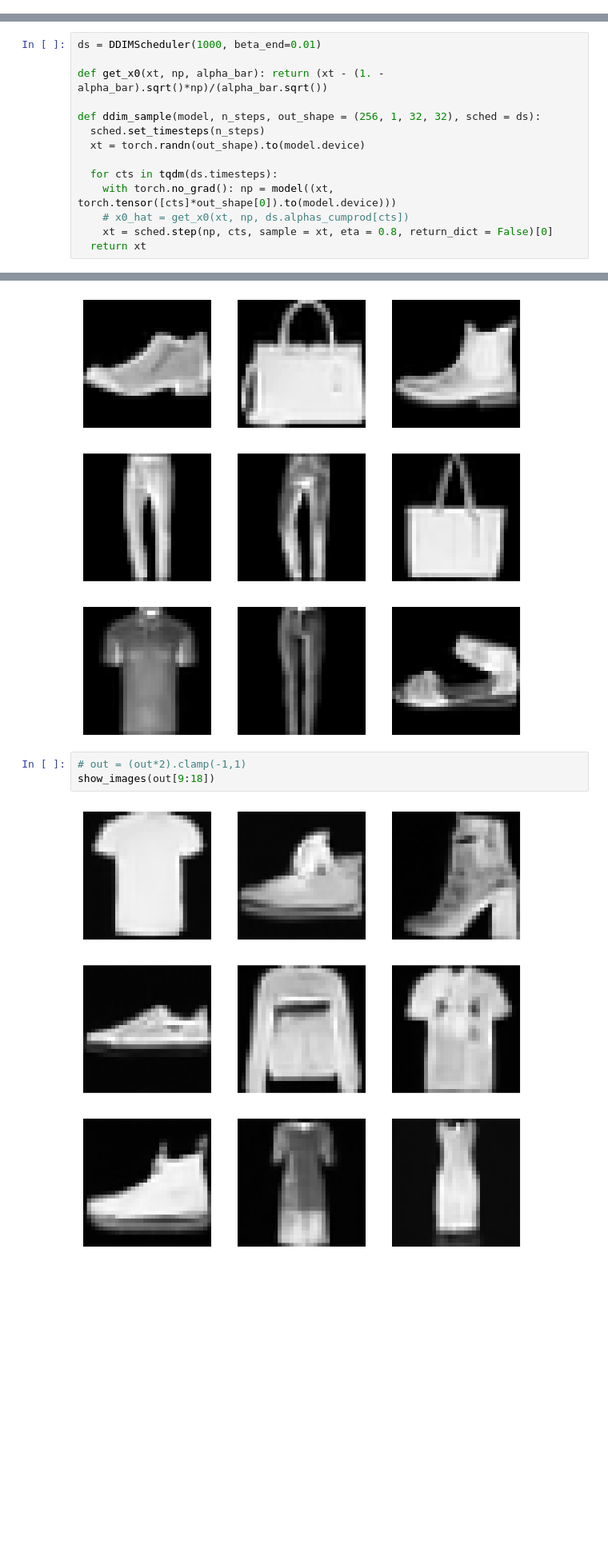
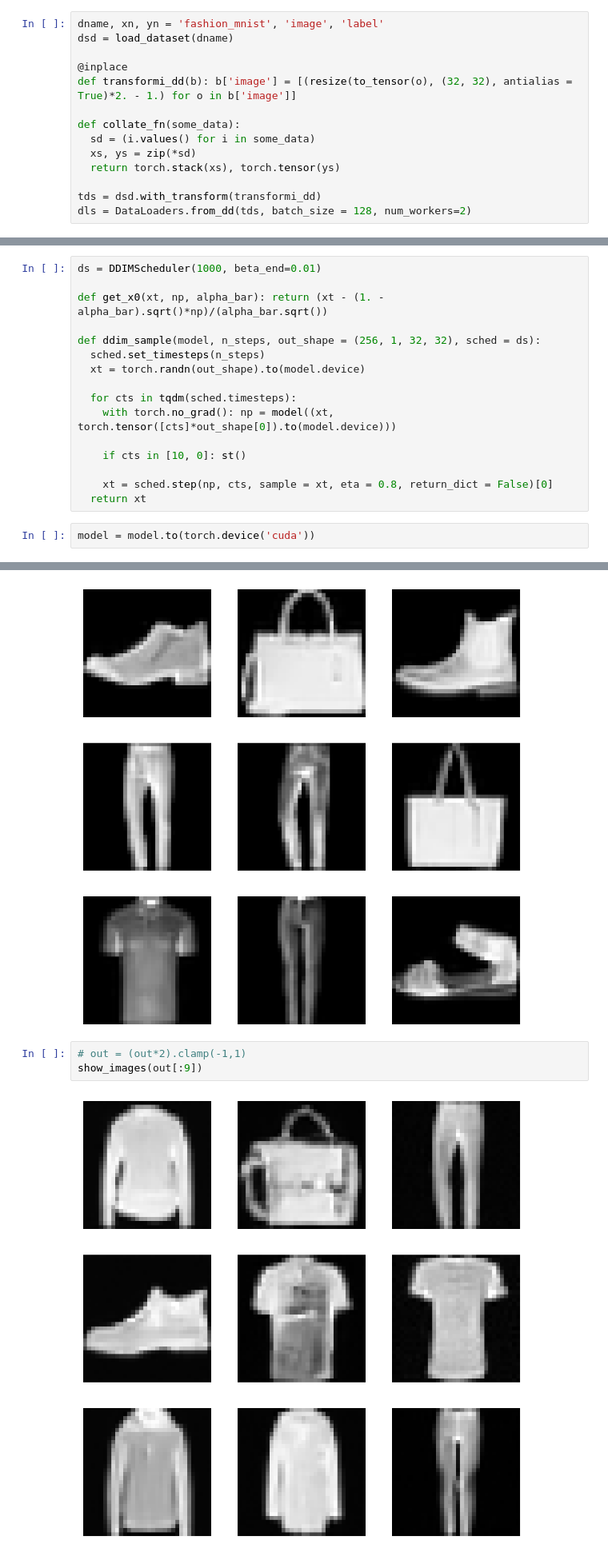
Before and after one commit to pranay8297/fastaip2, a Jupyter notebook: DDPM_v2.ipynb, the cells around one changed output, grey strips where cells are left out. Shown at 80% size. Saved outputs shown, nothing was run; the diff lists cells and outputs as text; blank space fills up the shorter version.

```diff
--- a/DDPM_v2.ipynb
+++ b/DDPM_v2.ipynb
@@ -849,0 +897,14 @@ nmm.load_state_dict(nm)
+# %%
+dname, xn, yn = 'fashion_mnist', 'image', 'label'
+dsd = load_dataset(dname)
+
+@inplace
+def transformi_dd(b): b['image'] = [(resize(to_tensor(o), (32, 32), antialias = True)*2. - 1.) for o in b['image']]
+
+def collate_fn(some_data):
+  sd = (i.values() for i in some_data)
+  xs, ys = zip(*sd)
+  return torch.stack(xs), torch.tensor(ys)
+
+tds = dsd.with_transform(transformi_dd)
+dls = DataLoaders.from_dd(tds, batch_size = 128, num_workers=2)
@@ -1393,9 +1530,13 @@ def ddim_sample(model, n_steps, out_shape = (256, 1, 32, 32), sched = ds):
   sched.set_timesteps(n_steps)
   xt = torch.randn(out_shape).to(model.device)
 
-  for cts in tqdm(ds.timesteps):
+  for cts in tqdm(sched.timesteps):
     with torch.no_grad(): np = model((xt, torch.tensor([cts]*out_shape[0]).to(model.device)))
-    # x0_hat = get_x0(xt, np, ds.alphas_cumprod[cts])
+
+    if cts in [10, 0]: st()
+
     xt = sched.step(np, cts, sample = xt, eta = 0.8, return_dict = False)[0]
   return xt
+# %%
+model = model.to(torch.device('cuda'))
 # %%
@@ -1410,9 +1550,9 @@ show_images(x[:9])
 [figure]
 # %%
 # out = (out*2).clamp(-1,1)
-show_images(out[9:18])
+show_images(out[:9])
 # %% [output]
-[figure, old version]
+[figure, new version]
 # %%
 x.device, x.shape
 # %% [output]
```
Also changed, not shown: parts of 38 cells of this notebook.
